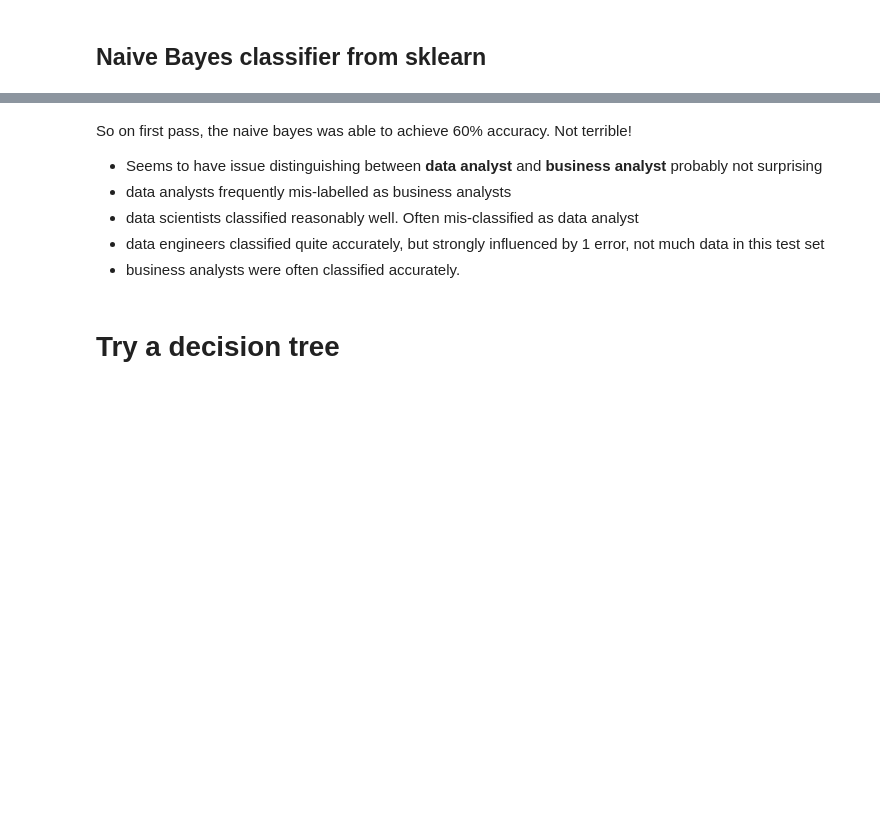
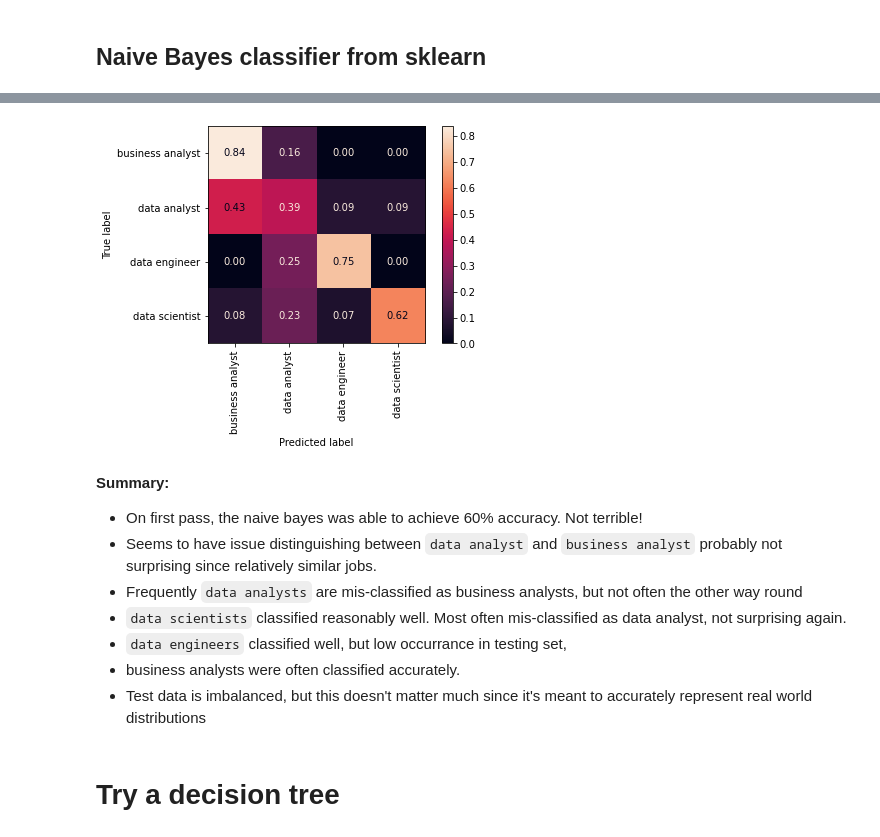
Before and after one commit to adin786/jobs-analysis, a Jupyter notebook: jobs-analysis.ipynb, the cells around one changed output, grey strips where cells are left out. Cells and saved outputs as stored; diff of their text form; code cells hidden in the pictures; blank space fills up the shorter version.

Commit message:
first pass of countvectorizer based NB model (looks good!)

```diff
--- a/jobs-analysis.ipynb
+++ b/jobs-analysis.ipynb
@@ -744,10 +737,17 @@ plot_confusion_matrix(clf_nb, X_test, y_test, values_format='d', xticks_rotation
+# %%
+# Re-plot the matrix with normalisation by the occurrances of the true classes (rows). (hides the class imbalance)
+plot_confusion_matrix(clf_nb, X_test, y_test, values_format='.2f', xticks_rotation='vertical', normalize='true', cmap='rocket');
+# %% [output]
+[figure, added]
 # %% [markdown]
-So on first pass, the naive bayes was able to achieve 60% accuracy. Not terrible!
-- Seems to have issue distinguishing between **data analyst** and **business analyst** probably not surprising
-- data analysts frequently mis-labelled as business analysts
-- data scientists classified reasonably well.  Often mis-classified as data analyst
-- data engineers classified quite accurately, but strongly influenced by 1 error, not much data in this test set
+**Summary:**
+- On first pass, the naive bayes was able to achieve 60% accuracy. Not terrible!
+- Seems to have issue distinguishing between `data analyst` and `business analyst` probably not surprising since relatively similar jobs.
+- Frequently `data analysts` are  mis-classified as business analysts, but not often the other way round
+- `data scientists` classified reasonably well.  Most often mis-classified as data analyst, not surprising again.
+- `data engineers` classified well, but low occurrance in testing set,
 - business analysts were often classified accurately.
+- Test data is imbalanced, but this doesn't matter much since it's meant to accurately represent real world distributions
 # %% [markdown]
 # Try a decision tree
 # %%
```
Also changed, not shown: parts of 58 cells of this notebook, 1 other file.
